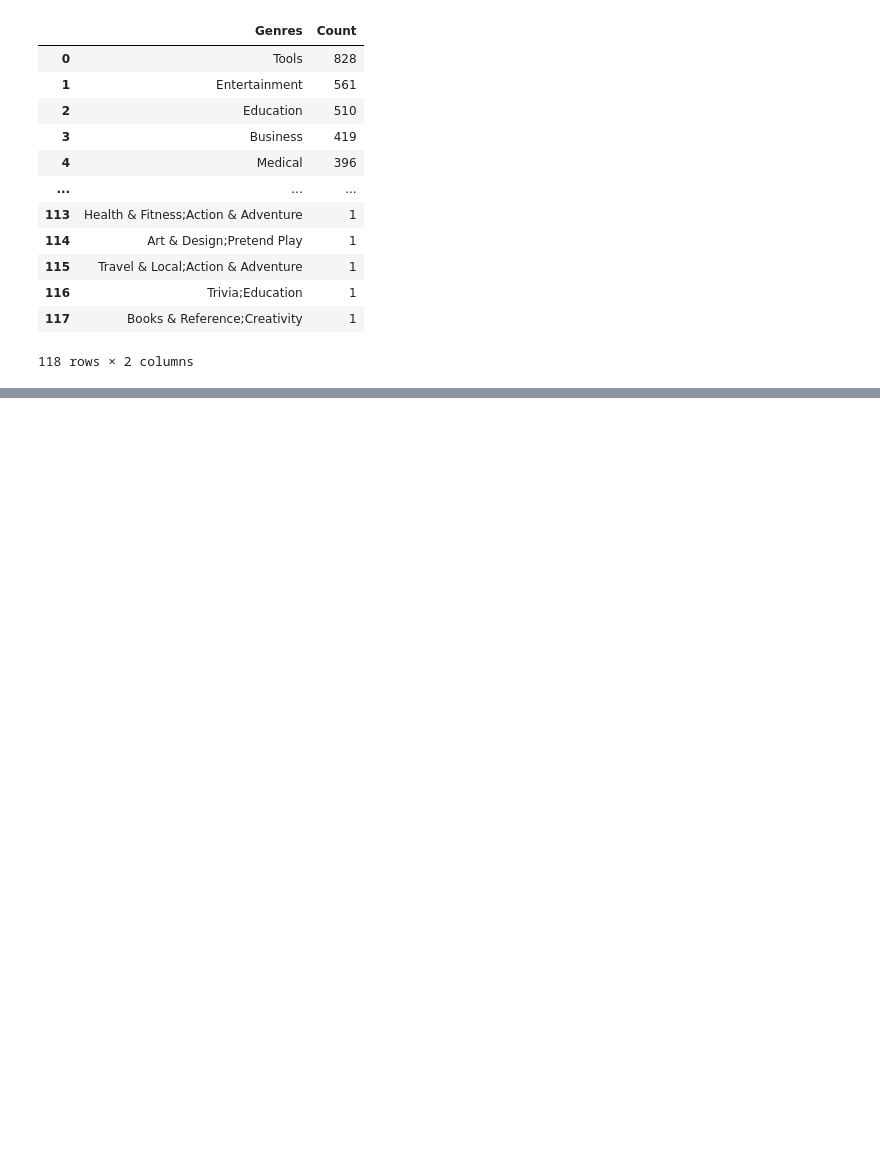
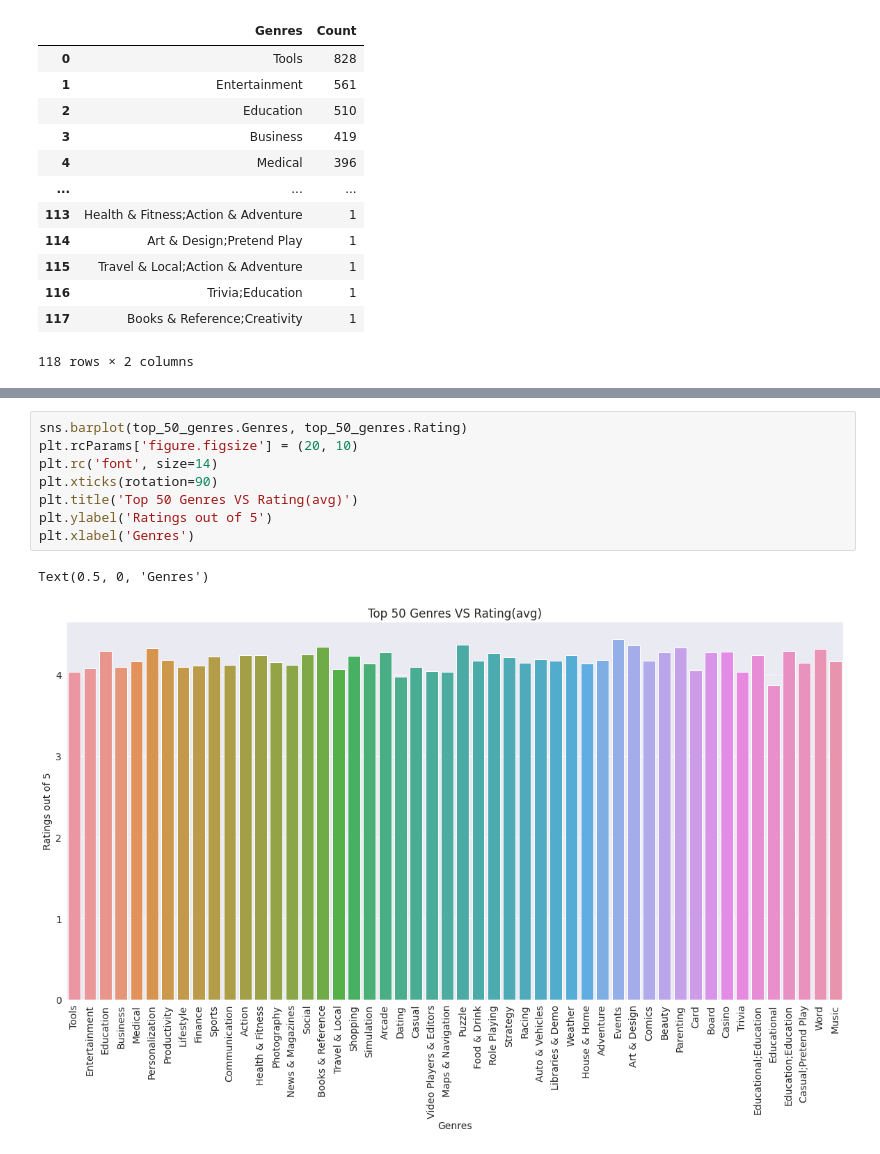
Before and after one commit to HariTarz/Play-Store-App-Review-Analysis, a Jupyter notebook: Play_Store_App_Review_Analysis_Capstone_Project.ipynb, the cells around one changed output, grey strips where cells are left out. Cells and saved outputs as stored; diff of their text form; blank space fills up the shorter version.

```diff
--- a/Play_Store_App_Review_Analysis_Capstone_Project.ipynb
+++ b/Play_Store_App_Review_Analysis_Capstone_Project.ipynb
@@ -254,0 +300,11 @@ plt.show()
+# %%
+sns.barplot(top_50_genres.Genres, top_50_genres.Rating)
+plt.rcParams['figure.figsize'] = (20, 10)
+plt.rc('font', size=14)
+plt.xticks(rotation=90)
+plt.title('Top 50 Genres VS Rating(avg)')
+plt.ylabel('Ratings out of 5')
+plt.xlabel('Genres')
+# %% [output]
+Text(0.5, 0, 'Genres')
+[figure, added]
```
Also changed, not shown: parts of 12 cells of this notebook.
